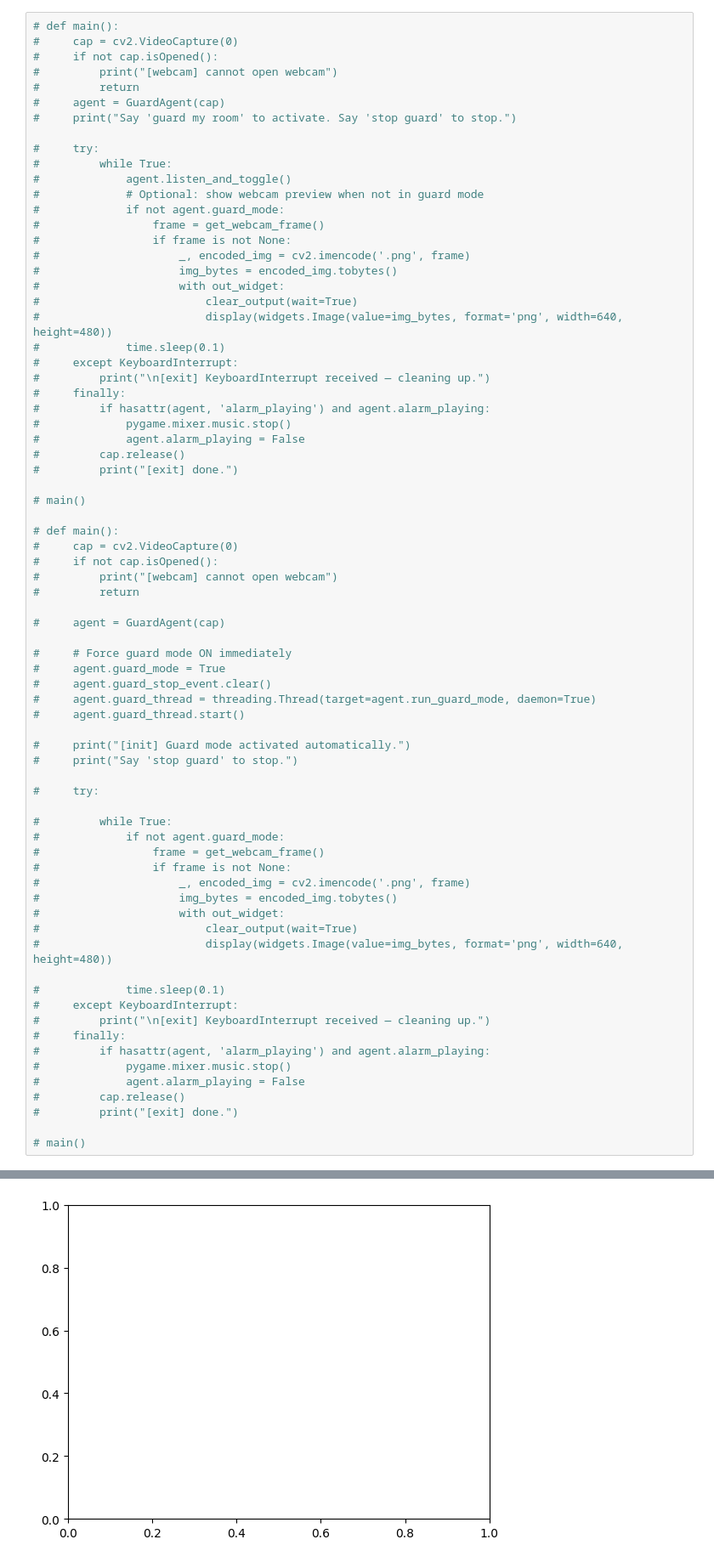
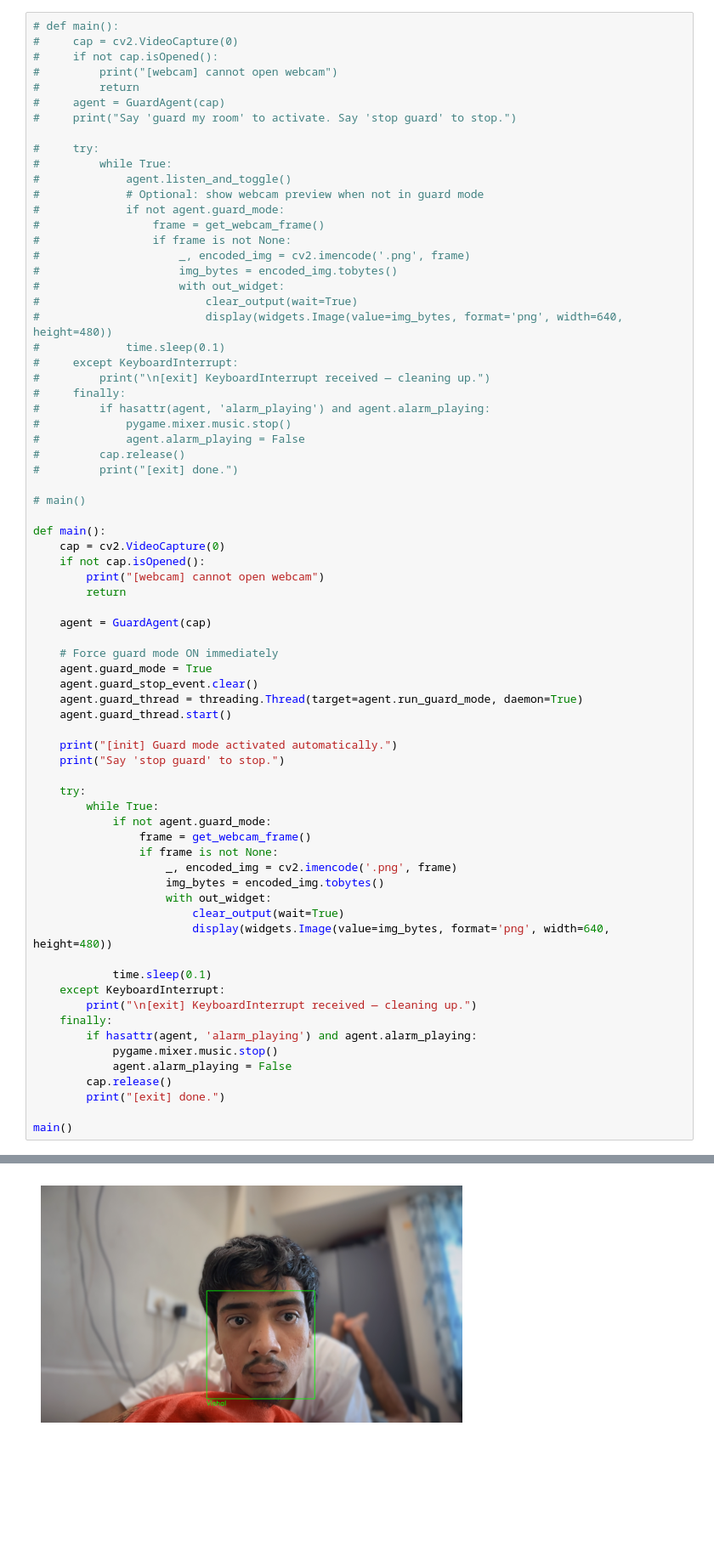
Before and after one commit to luffy-taro-106/EE-782-Assignment-2, a Jupyter notebook: Assignment_2.ipynb, the cells around one changed output, grey strips where cells are left out. Shown at 85% size. Drawn from its saved outputs; the diff is of its cells as text; blank space fills up the shorter version.

```diff
--- a/Assignment_2.ipynb
+++ b/Assignment_2.ipynb
@@ -327,44 +375,43 @@ class GuardAgent:
 
 # main()
 
-# def main():
-#     cap = cv2.VideoCapture(0)
-#     if not cap.isOpened():
-#         print("[webcam] cannot open webcam")
-#         return
+def main():
+    cap = cv2.VideoCapture(0)
+    if not cap.isOpened():
+        print("[webcam] cannot open webcam")
+        return
 
-#     agent = GuardAgent(cap)
+    agent = GuardAgent(cap)
 
-#     # Force guard mode ON immediately
-#     agent.guard_mode = True
-#     agent.guard_stop_event.clear()
-#     agent.guard_thread = threading.Thread(target=agent.run_guard_mode, daemon=True)
-#     agent.guard_thread.start()
+    # Force guard mode ON immediately
+    agent.guard_mode = True
+    agent.guard_stop_event.clear()
+    agent.guard_thread = threading.Thread(target=agent.run_guard_mode, daemon=True)
+    agent.guard_thread.start()
 
-#     print("[init] Guard mode activated automatically.")
-#     print("Say 'stop guard' to stop.")
+    print("[init] Guard mode activated automatically.")
+    print("Say 'stop guard' to stop.")
 
-#     try:
+    try:
+        while True:
+            if not agent.guard_mode:
+                frame = get_webcam_frame()
+                if frame is not None:
+                    _, encoded_img = cv2.imencode('.png', frame)
+                    img_bytes = encoded_img.tobytes()
+                    with out_widget:
+                        clear_output(wait=True)
+                        display(widgets.Image(value=img_bytes, format='png', width=640, height=480))
 
-#         while True:
-#             if not agent.guard_mode:
-#                 frame = get_webcam_frame()
-#                 if frame is not None:
-#                     _, encoded_img = cv2.imencode('.png', frame)
-#                     img_bytes = encoded_img.tobytes()
-#                     with out_widget:
-#                         clear_output(wait=True)
-#                         display(widgets.Image(value=img_bytes, format='png', width=640, height=480))
+            time.sleep(0.1)
+    except KeyboardInterrupt:
+        print("\n[exit] KeyboardInterrupt received — cleaning up.")
+    finally:
+        if hasattr(agent, 'alarm_playing') and agent.alarm_playing:
+            pygame.mixer.music.stop()
+            agent.alarm_playing = False
+        cap.release()
+        print("[exit] done.")
 
-#             time.sleep(0.1)
-#     except KeyboardInterrupt:
-#         print("\n[exit] KeyboardInterrupt received — cleaning up.")
-#     finally:
-#         if hasattr(agent, 'alarm_playing') and agent.alarm_playing:
-#             pygame.mixer.music.stop()
-#             agent.alarm_playing = False
-#         cap.release()
-#         print("[exit] done.")
-
-# main()
+main()
 # %% [output]
@@ -391 +420 @@ Say 'stop guard' to stop.
-[figure, old version]
+[figure, new version]
```
Also changed, not shown: parts of 8 cells of this notebook, 35 other files.
